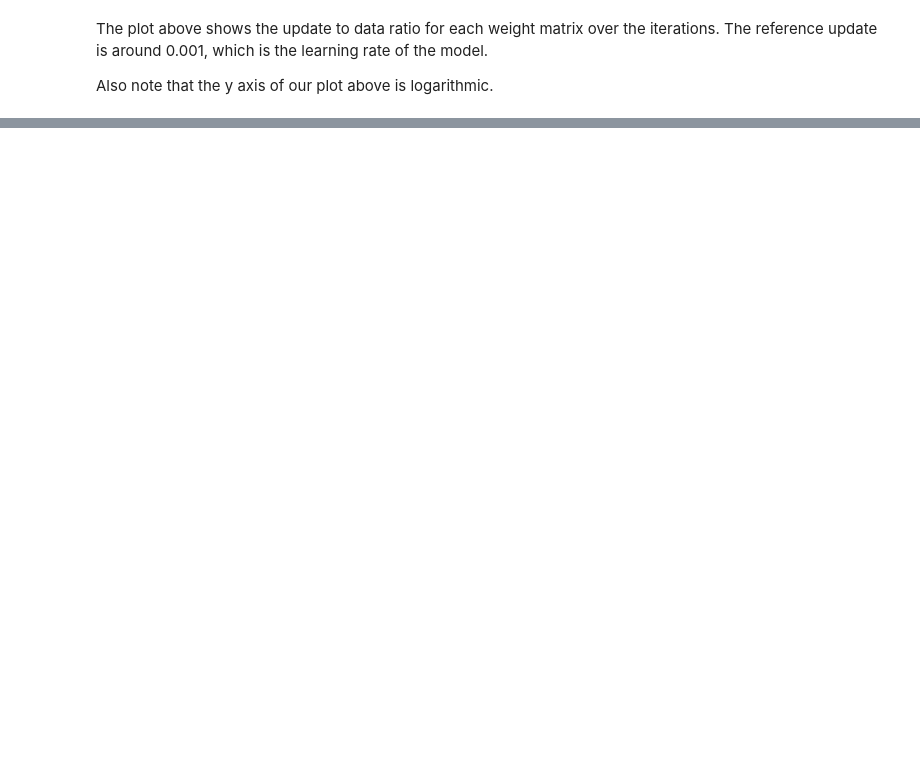
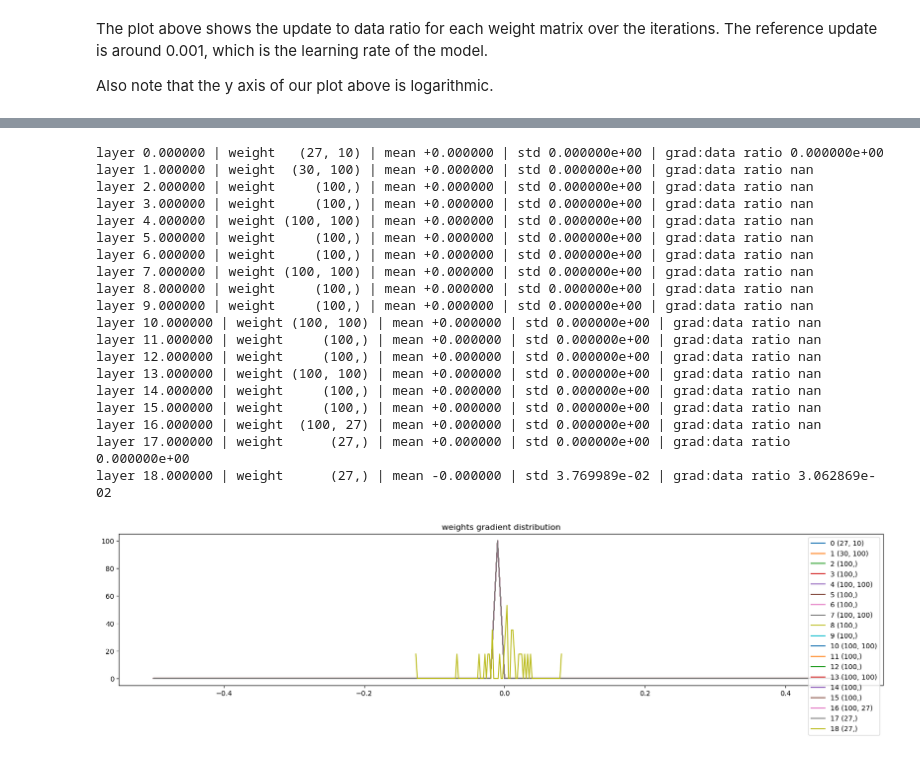
Before and after one commit to 0xSingletOnly/nn-zero-to-hero, a Jupyter notebook: makemore/03_makemore_act_norm.ipynb, the cells around one changed output, grey strips where cells are left out. Drawn from its saved outputs; the diff is of its cells as text; code cells hidden in the pictures; blank space fills up the shorter version.

```diff
--- a/makemore/03_makemore_act_norm.ipynb
+++ b/makemore/03_makemore_act_norm.ipynb
@@ -488,0 +638,34 @@ bee.
+# %%
+# visualize histograms
+plt.figure(figsize=(20, 4)) # width and height of the plot
+legends = []
+for i,p in enumerate(parameters):
+  t = p.grad
+  if p.ndim <= 2:
+    print('layer %f | weight %10s | mean %+f | std %e | grad:data ratio %e' % (i, tuple(p.shape), t.mean(), t.std(), t.std() / p.std()))
+    hy, hx = torch.histogram(t, density=True)
+    plt.plot(hx[:-1].detach(), hy.detach())
+    legends.append(f'{i} {tuple(p.shape)}')
+plt.legend(legends)
+plt.title('weights gradient distribution');
+# %% [output]
+layer 0.000000 | weight   (27, 10) | mean +0.000000 | std 0.000000e+00 | grad:data ratio 0.000000e+00
+layer 1.000000 | weight  (30, 100) | mean +0.000000 | std 0.000000e+00 | grad:data ratio nan
+layer 2.000000 | weight     (100,) | mean +0.000000 | std 0.000000e+00 | grad:data ratio nan
+layer 3.000000 | weight     (100,) | mean +0.000000 | std 0.000000e+00 | grad:data ratio nan
+layer 4.000000 | weight (100, 100) | mean +0.000000 | std 0.000000e+00 | grad:data ratio nan
+layer 5.000000 | weight     (100,) | mean +0.000000 | std 0.000000e+00 | grad:data ratio nan
+layer 6.000000 | weight     (100,) | mean +0.000000 | std 0.000000e+00 | grad:data ratio nan
+layer 7.000000 | weight (100, 100) | mean +0.000000 | std 0.000000e+00 | grad:data ratio nan
+layer 8.000000 | weight     (100,) | mean +0.000000 | std 0.000000e+00 | grad:data ratio nan
+layer 9.000000 | weight     (100,) | mean +0.000000 | std 0.000000e+00 | grad:data ratio nan
+layer 10.000000 | weight (100, 100) | mean +0.000000 | std 0.000000e+00 | grad:data ratio nan
+layer 11.000000 | weight     (100,) | mean +0.000000 | std 0.000000e+00 | grad:data ratio nan
+layer 12.000000 | weight     (100,) | mean +0.000000 | std 0.000000e+00 | grad:data ratio nan
+layer 13.000000 | weight (100, 100) | mean +0.000000 | std 0.000000e+00 | grad:data ratio nan
+layer 14.000000 | weight     (100,) | mean +0.000000 | std 0.000000e+00 | grad:data ratio nan
+layer 15.000000 | weight     (100,) | mean +0.000000 | std 0.000000e+00 | grad:data ratio nan
+layer 16.000000 | weight  (100, 27) | mean +0.000000 | std 0.000000e+00 | grad:data ratio nan
+layer 17.000000 | weight      (27,) | mean +0.000000 | std 0.000000e+00 | grad:data ratio 0.000000e+00
+layer 18.000000 | weight      (27,) | mean -0.000000 | std 3.769989e-02 | grad:data ratio 3.062869e-02
+[figure, added]
```
Also changed, not shown: parts of 30 cells of this notebook.
